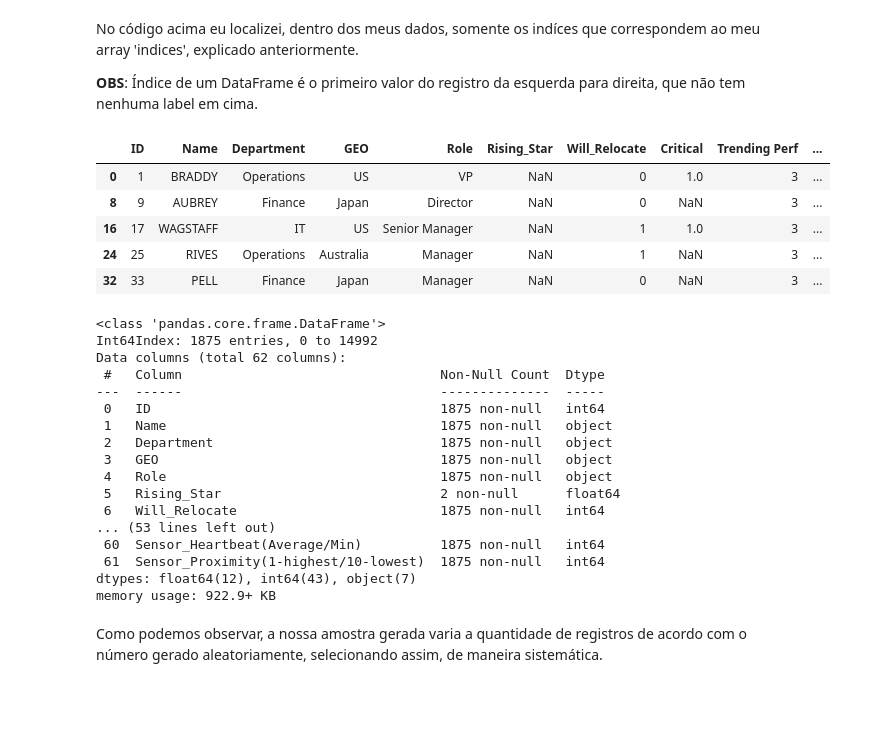
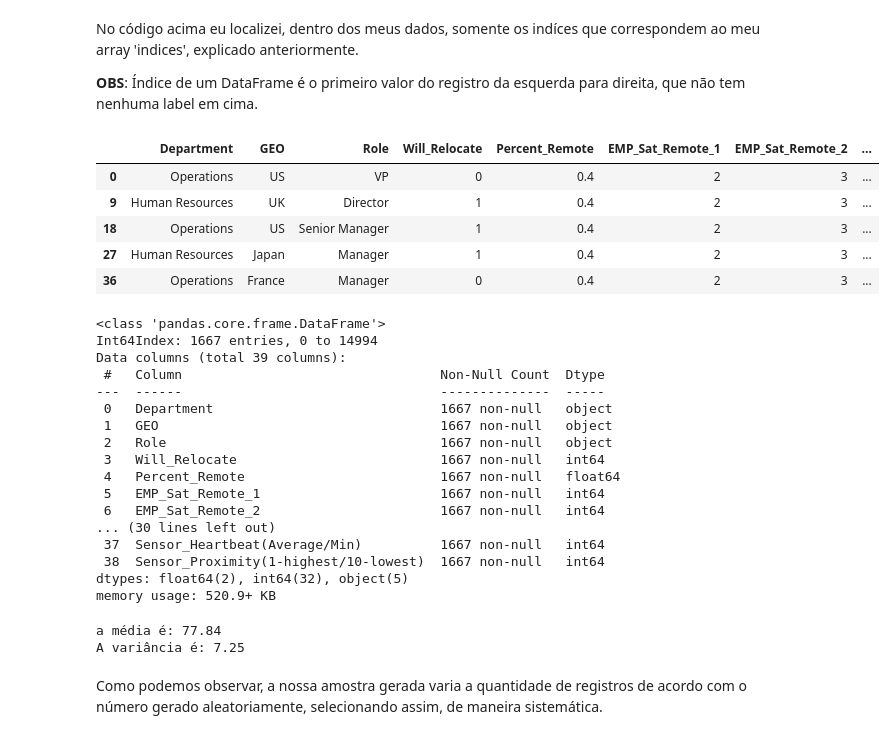
Before and after one commit to JulioHenri/Tecnicas-de-amostragem, a Jupyter notebook: tec_amostragem.ipynb, the cells around one changed output. Saved outputs shown, nothing was run; the diff lists cells and outputs as text; code cells hidden in the pictures; blank space fills up the shorter version.

```diff
--- a/tec_amostragem.ipynb
+++ b/tec_amostragem.ipynb
@@ -19,0 +25,4 @@ dados.head() #lendo os 5 primeiros registros do dataset
+# %%
+dados = dados.drop(['ID','Name','Rising_Star','Critical','Trending Perf','Talent_Level','Validated_Talent_Level','EMP_Sat_OnPrem_1','CSR Factor','sales','Women_Leave',
+           'Men_Leave','EMP_Sat_OnPrem_2','EMP_Sat_OnPrem_3','EMP_Sat_OnPrem_4','EMP_Sat_OnPrem_5', 'EMP_Sat_Remote_3',	'EMP_Sat_Remote_4', 'EMP_Engagement_1',
+           'EMP_Engagement_2','EMP_Engagement_3','EMP_Engagement_4','EMP_Engagement_5'], axis = 1)
@@ -124,40 +151,46 @@ No primeiro parâmetro do código acima eu seleciono em qual número o array dev
 
 **Obs2**: len(dados) retorna a quantidade total de registros do DataFrame **dados**.
 # %%
-amostra = dados.loc[indices]
+amostra2 = dados.loc[indices]
 # %% [markdown]
 No código acima eu localizei, dentro dos meus dados, somente os indíces que correspondem ao meu array 'indices', explicado anteriormente.
 
 **OBS**: Índice de um DataFrame é o primeiro valor do registro da esquerda para direita, que não tem nenhuma label em cima.
 # %%
-amostra.head()
+amostra2.head()
 # %% [output]
-|  | ID | Name | Department | GEO | Role | Rising_Star | Will_Relocate | Critical | Trending Perf | ... |
-| 0 | 1 | BRADDY | Operations | US | VP | NaN | 0 | 1.0 | 3 | ... |
-| 8 | 9 | AUBREY | Finance | Japan | Director | NaN | 0 | NaN | 3 | ... |
-| 16 | 17 | WAGSTAFF | IT | US | Senior Manager | NaN | 1 | 1.0 | 3 | ... |
-| 24 | 25 | RIVES | Operations | Australia | Manager | NaN | 1 | NaN | 3 | ... |
-| 32 | 33 | PELL | Finance | Japan | Manager | NaN | 0 | NaN | 3 | ... |
+|  | Department | GEO | Role | Will_Relocate | Percent_Remote | EMP_Sat_Remote_1 | EMP_Sat_Remote_2 | ... |
+| 0 | Operations | US | VP | 0 | 0.4 | 2 | 3 | ... |
+| 9 | Human Resources | UK | Director | 1 | 0.4 | 2 | 3 | ... |
+| 18 | Operations | US | Senior Manager | 1 | 0.4 | 2 | 3 | ... |
+| 27 | Human Resources | Japan | Manager | 1 | 0.4 | 2 | 3 | ... |
+| 36 | Operations | France | Manager | 0 | 0.4 | 2 | 3 | ... |
 # %%
-amostra.info()
+amostra2.info()
 # %% [output]
 <class 'pandas.core.frame.DataFrame'>
-Int64Index: 1875 entries, 0 to 14992
-Data columns (total 62 columns):
+Int64Index: 1667 entries, 0 to 14994
+Data columns (total 39 columns):
  #   Column                                 Non-Null Count  Dtype
 ---  ------                                 --------------  -----
- 0   ID                                     1875 non-null   int64
- 1   Name                                   1875 non-null   object
- 2   Department                             1875 non-null   object
- 3   GEO                                    1875 non-null   object
- 4   Role                                   1875 non-null   object
- 5   Rising_Star                            2 non-null      float64
- 6   Will_Relocate                          1875 non-null   int64
-... (53 lines left out)
- 60  Sensor_Heartbeat(Average/Min)          1875 non-null   int64
- 61  Sensor_Proximity(1-highest/10-lowest)  1875 non-null   int64
-dtypes: float64(12), int64(43), object(7)
-memory usage: 922.9+ KB
+ 0   Department                             1667 non-null   object
+ 1   GEO                                    1667 non-null   object
+ 2   Role                                   1667 non-null   object
+ 3   Will_Relocate                          1667 non-null   int64
+ 4   Percent_Remote                         1667 non-null   float64
+ 5   EMP_Sat_Remote_1                       1667 non-null   int64
+ 6   EMP_Sat_Remote_2                       1667 non-null   int64
+... (30 lines left out)
+ 37  Sensor_Heartbeat(Average/Min)          1667 non-null   int64
+ 38  Sensor_Proximity(1-highest/10-lowest)  1667 non-null   int64
+dtypes: float64(2), int64(32), object(5)
+memory usage: 520.9+ KB
+# %%
+print('a média é: {:.2f}'.format(amostra2['Sensor_Heartbeat(Average/Min)'].mean()))
+print('A variância é: {:.2f}'.format(amostra2['Sensor_Heartbeat(Average/Min)'].std()))
+# %% [output]
+a média é: 77.84
+A variância é: 7.25
 # %% [markdown]
 Como podemos observar, a nossa amostra gerada varia a quantidade de registros de acordo com o número gerado aleatoriamente, selecionando assim, de maneira sistemática.
 # %% [markdown]
```
Also changed, not shown: parts of 39 cells of this notebook.
